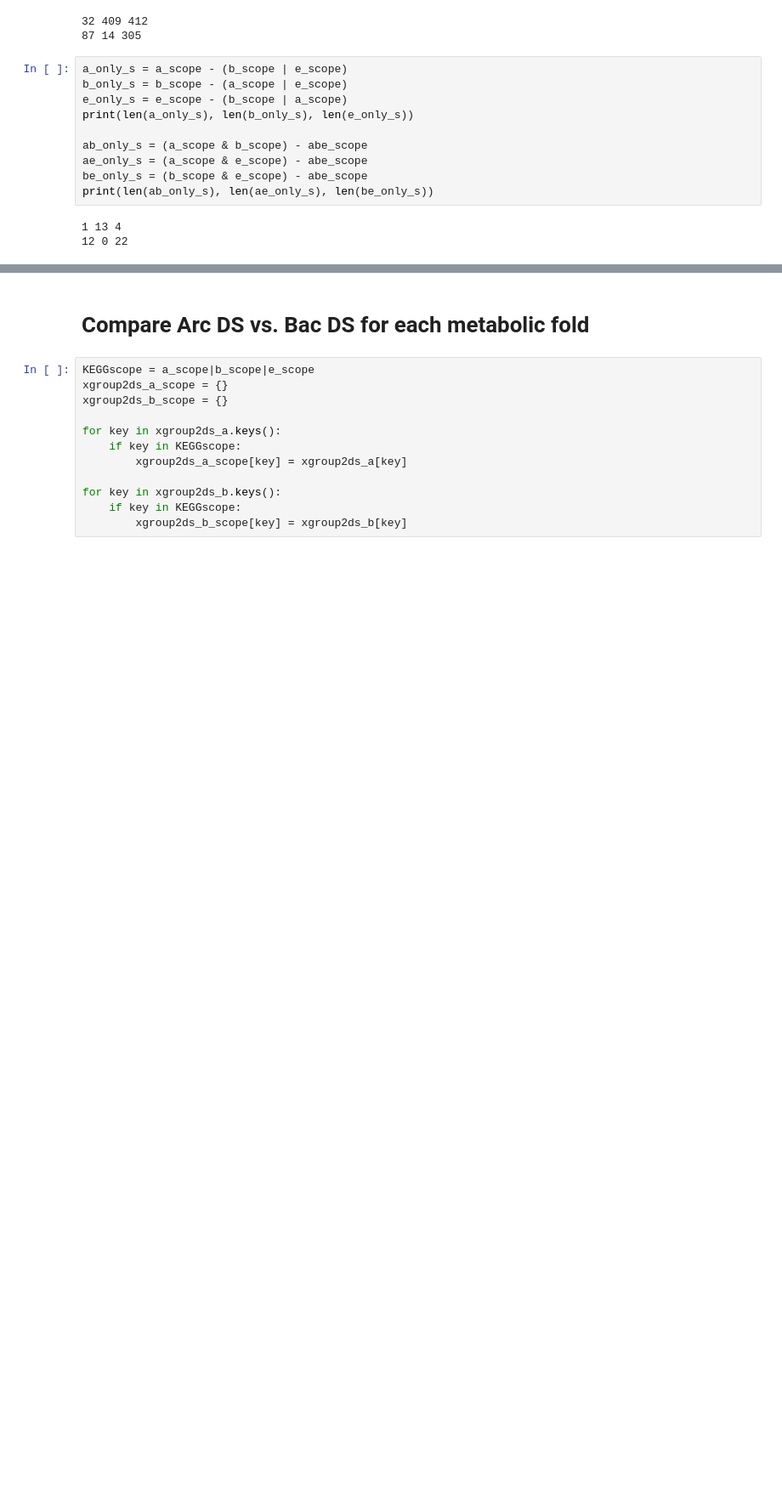
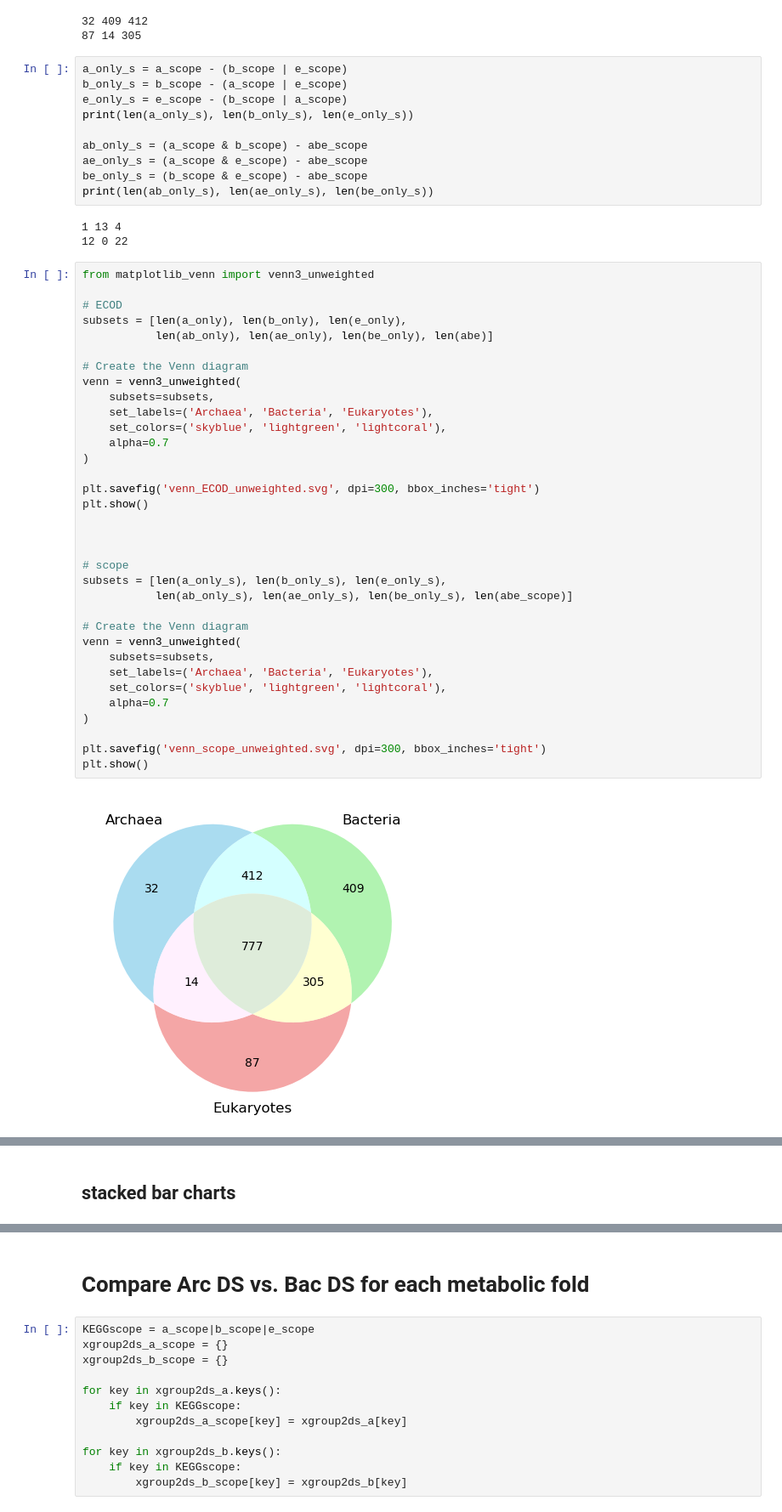
Before and after one commit to tseamuscorlett/enzyme-gated-network-expansion, a Jupyter notebook: (1)DS_scores.ipynb, the cells around one changed output, grey strips where cells are left out. Shown at 85% size. Saved outputs shown, nothing was run; the diff lists cells and outputs as text; blank space fills up the shorter version.

```diff
--- a/(1)DS_scores.ipynb
+++ b/(1)DS_scores.ipynb
@@ -178,3 +178,39 @@ print(len(ab_only_s), len(ae_only_s), len(be_only_s))
 # %% [output]
 1 13 4
 12 0 22
+# %%
+from matplotlib_venn import venn3_unweighted
+
+# ECOD
+subsets = [len(a_only), len(b_only), len(e_only),
+           len(ab_only), len(ae_only), len(be_only), len(abe)]
+
+# Create the Venn diagram
+venn = venn3_unweighted(
+    subsets=subsets,
+    set_labels=('Archaea', 'Bacteria', 'Eukaryotes'),
+    set_colors=('skyblue', 'lightgreen', 'lightcoral'),
+    alpha=0.7
+)
+
+plt.savefig('venn_ECOD_unweighted.svg', dpi=300, bbox_inches='tight')
+plt.show()
+
+
+
+# scope
+subsets = [len(a_only_s), len(b_only_s), len(e_only_s),
+           len(ab_only_s), len(ae_only_s), len(be_only_s), len(abe_scope)]
+
+# Create the Venn diagram
+venn = venn3_unweighted(
+    subsets=subsets,
+    set_labels=('Archaea', 'Bacteria', 'Eukaryotes'),
+    set_colors=('skyblue', 'lightgreen', 'lightcoral'),
+    alpha=0.7
+)
+
+plt.savefig('venn_scope_unweighted.svg', dpi=300, bbox_inches='tight')
+plt.show()
+# %% [output]
+[figure, added]
@@ -181,3 +218,5 @@ print(len(ab_only_s), len(ae_only_s), len(be_only_s))
+# %% [markdown]
+## stacked bar charts
 # %%
 dict_all = {'universal': len(abe), 'a_only': len(a_only), 'b_only': len(b_only), 'e_only': len(e_only), 'ab_only': len(ab_only), 'ae_only': len(ae_only), 'be_only': len(be_only)}
 dict_scope = {'universal': len(abe_scope), 'a_only': len(a_only_s), 'b_only': len(b_only_s), 'e_only': len(e_only_s), 'ab_only': len(ab_only_s), 'ae_only': len(ae_only_s), 'be_only': len(be_only_s)}
```
Also changed, not shown: parts of 8 cells of this notebook, 5 other files.
